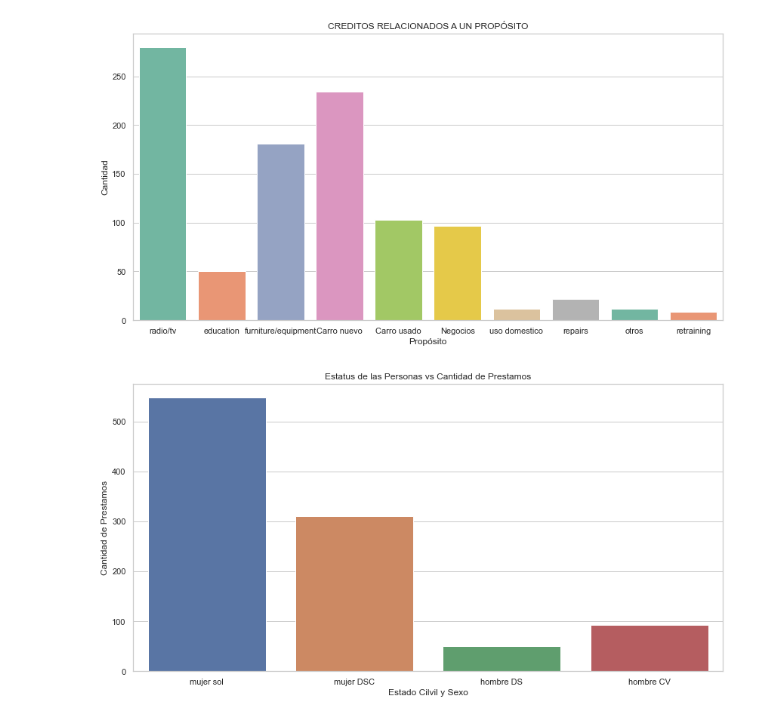
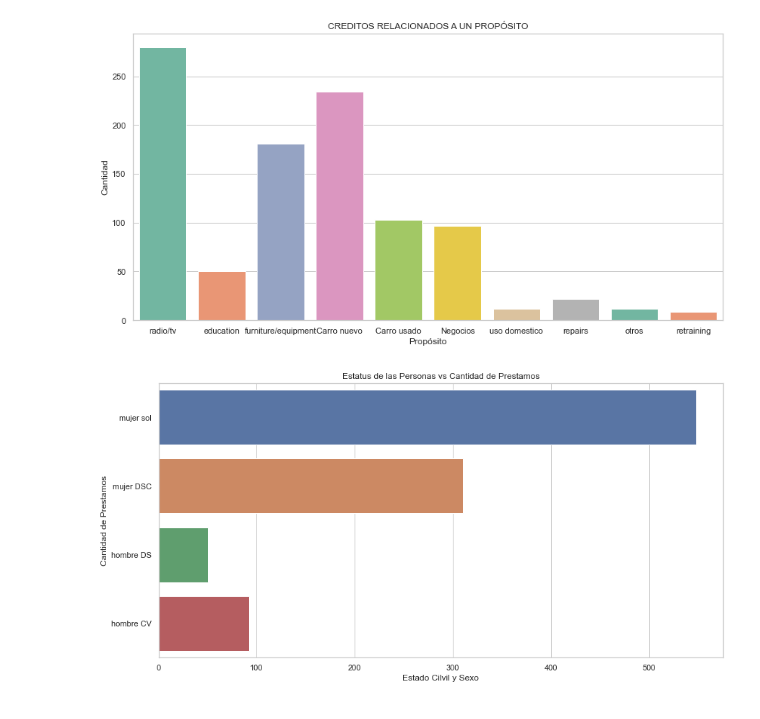
Before and after one commit to Bmez1/Parcial_CD, a Jupyter notebook: Parcial.ipynb, the cells around one changed output. Drawn from its saved outputs; the diff is of its cells as text; code cells hidden in the pictures.

```diff
--- a/Parcial.ipynb
+++ b/Parcial.ipynb
@@ -173,11 +281,12 @@ plt.show()
 # %% [output]
 [figure]
 # %%
+#Estatus de las personas que solicitan un prestamo
 plt.figure(figsize=(14,7))
-sb.countplot(x = data['Status and Sex'], data = data)
-plt.xlabel("Estado Cilvil y Sexo")
-plt.ylabel("Cantidad de Prestamos")
+sb.countplot(y = data['Status and Sex'], data = data)
+plt.ylabel("Estado Cilvil y Sexo")
+plt.xlabel("Cantidad de Prestamos")
 plt.title("Estatus de las Personas vs Cantidad de Prestamos")
 plt.show()
 # %% [output]
-[figure, old version]
+[figure, new version]
```
Also changed, not shown: parts of 15 cells of this notebook, 1 other file.
